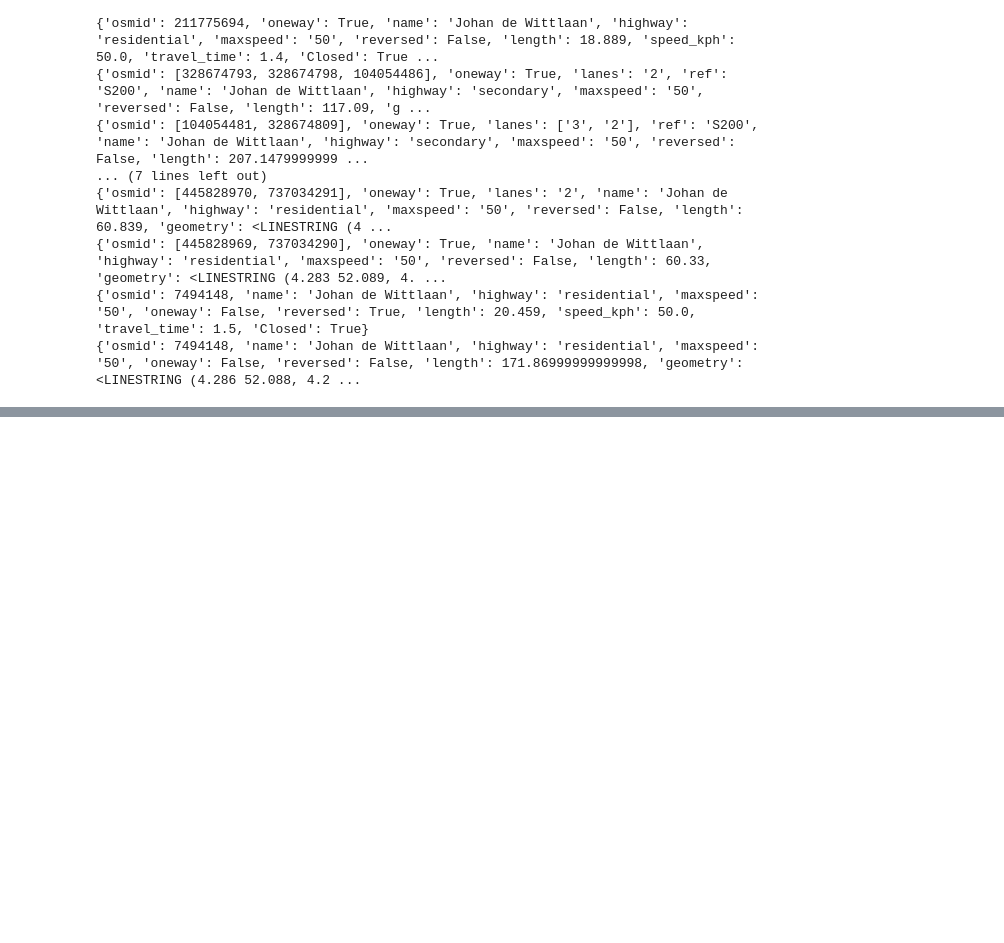
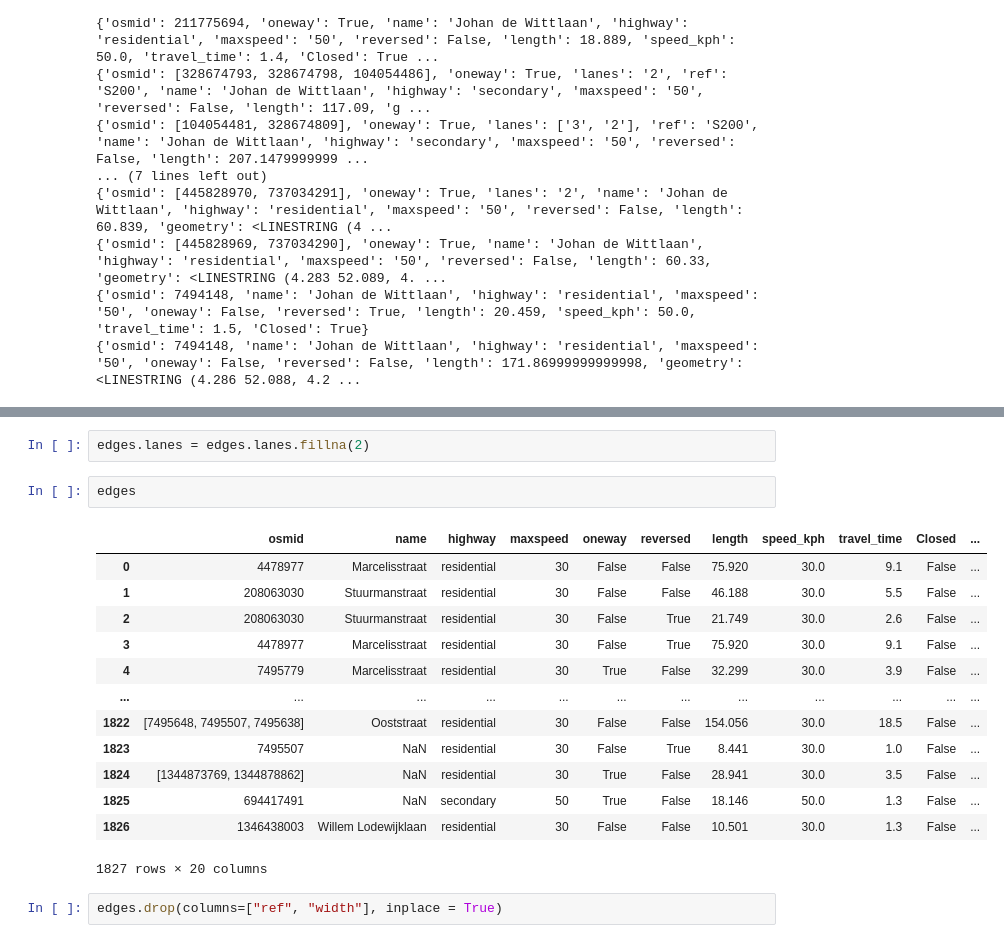
Before and after one commit to KCvdBerg/Societal-The-Hague, a Jupyter notebook: New_Data_cleaning.ipynb, the cells around one changed output, grey strips where cells are left out. Saved outputs shown, nothing was run; the diff lists cells and outputs as text; blank space fills up the shorter version.

```diff
--- a/New_Data_cleaning.ipynb
+++ b/New_Data_cleaning.ipynb
@@ -249,0 +324,20 @@ pickle.dump(G4, open('Data/TheHagueStreets.pickle', 'wb'))
+# %%
+edges.lanes = edges.lanes.fillna(2)
+# %%
+edges
+# %% [output]
+|  | osmid | name | highway | maxspeed | oneway | reversed | length | speed_kph | travel_time | Closed | ... |
+| 0 | 4478977 | Marcelisstraat | residential | 30 | False | False | 75.920 | 30.0 | 9.1 | False | ... |
+| 1 | 208063030 | Stuurmanstraat | residential | 30 | False | False | 46.188 | 30.0 | 5.5 | False | ... |
+| 2 | 208063030 | Stuurmanstraat | residential | 30 | False | True | 21.749 | 30.0 | 2.6 | False | ... |
+| 3 | 4478977 | Marcelisstraat | residential | 30 | False | True | 75.920 | 30.0 | 9.1 | False | ... |
+| 4 | 7495779 | Marcelisstraat | residential | 30 | True | False | 32.299 | 30.0 | 3.9 | False | ... |
+| ... | ... | ... | ... | ... | ... | ... | ... | ... | ... | ... | ... |
+| 1822 | [7495648, 7495507, 7495638] | Ooststraat | residential | 30 | False | False | 154.056 | 30.0 | 18.5 | False | ... |
+| 1823 | 7495507 | NaN | residential | 30 | False | True | 8.441 | 30.0 | 1.0 | False | ... |
+| 1824 | [1344873769, 1344878862] | NaN | residential | 30 | True | False | 28.941 | 30.0 | 3.5 | False | ... |
+| 1825 | 694417491 | NaN | secondary | 50 | True | False | 18.146 | 50.0 | 1.3 | False | ... |
+| 1826 | 1346438003 | Willem Lodewijklaan | residential | 30 | False | False | 10.501 | 30.0 | 1.3 | False | ... |
+1827 rows × 20 columns
+# %%
+edges.drop(columns=["ref", "width"], inplace = True)
```
Also changed, not shown: parts of 38 cells of this notebook, 2 other files.
